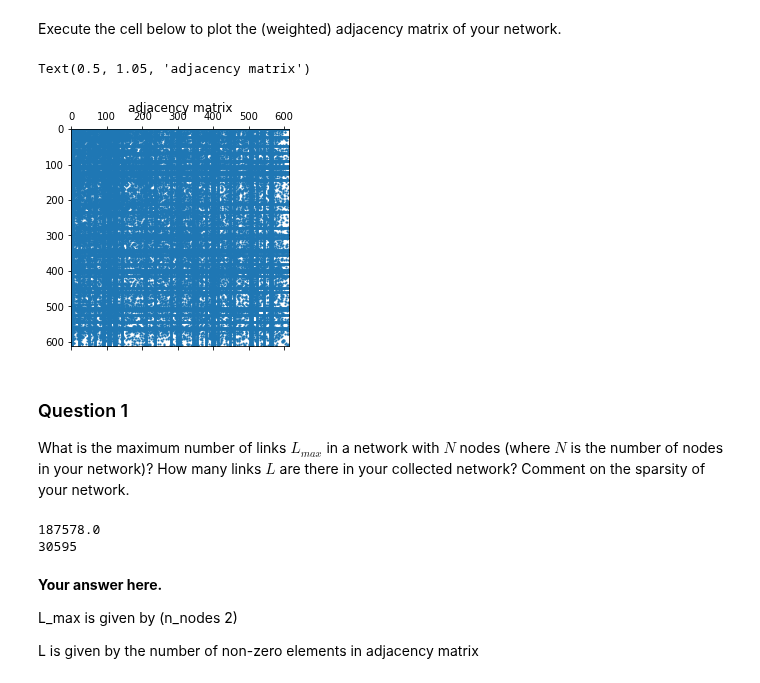
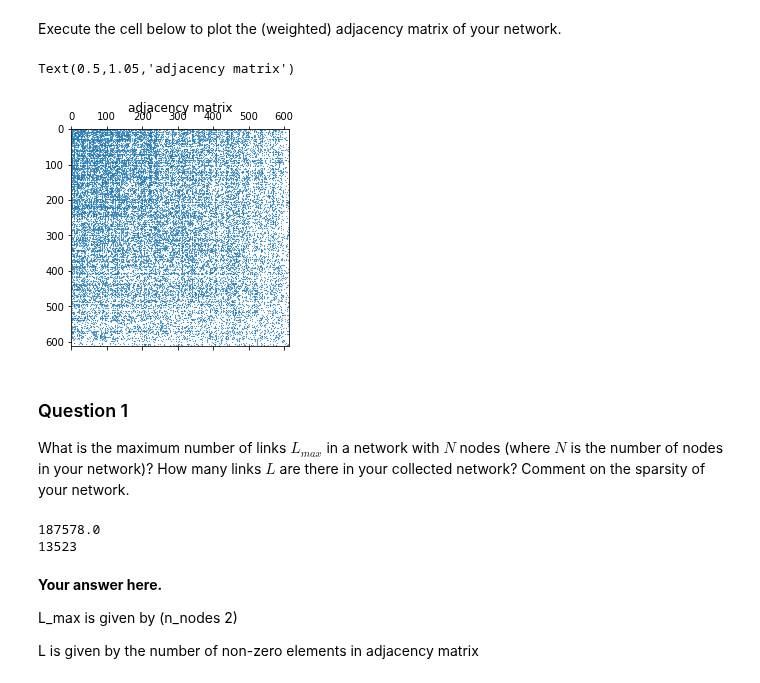
Before and after one commit to vndk36/Project_ntds2018, a Jupyter notebook: 1_TMDb_hugodeus.ipynb, the cells around one changed output. Saved outputs shown, nothing was run; the diff lists cells and outputs as text; code cells hidden in the pictures.

```diff
--- a/1_TMDb_hugodeus.ipynb
+++ b/1_TMDb_hugodeus.ipynb
@@ -60,12 +60,12 @@ joined=joined.drop(columns=['original_language','vote_average','vote_count','sta
 joined=joined.reset_index(drop=True)
 #features = # the pandas dataframe with the features and labels
 # %%
-# joined['actors_id']=""
+joined['actors_id']=""
 
 for i in range(len(joined.title)):
     strs=[]
     for ii in range(len(joined.cast[i])):
-        strs.append(joined.cast[i][ii]['id'])
+        strs.append(joined.cast[i][ii]['id'])#.loc[:,('cast',i,ii)]
     joined.actors_id[i]=np.asarray(strs)
 
 #for idx, row in edges.iterrows():
@@ -97,7 +106,7 @@ adj=np.zeros((n_nodes,n_nodes), dtype=int)
 # %%
 for i in range(len(actors.movie_idx)):
     for ii in range(i+1,(len(actors.movie_idx))):
-            adj[i,ii]=adj[ii][i]=len(np.intersect1d(actors.actors_id[i],actors.actors_id[ii],assume_unique = True))
+            adj[i,ii]=adj[ii,i]=len(np.intersect1d(actors.actors_id[i],actors.actors_id[ii]))
 # %%
 adj[:15, :15]
 # %% [output]
@@ -145,11 +154,11 @@ array([[0.        , 0.02941176, 0.        , 0.        , 0.        ],
 # %% [markdown]
 Execute the cell below to plot the (weighted) adjacency matrix of your network.
 # %%
-plt.spy(adjacency, markersize=1)
+plt.spy(adjacency, markersize=0.2)
 plt.title('adjacency matrix')
 # %% [output]
-Text(0.5, 1.05, 'adjacency matrix')
+Text(0.5,1.05,'adjacency matrix')
-[figure, old version]
+[figure, new version]
 # %% [markdown]
 ### Question 1
 
@@ -169,7 +178,7 @@ for i in range(adjacency.shape[0]):
 print(L)
 # %% [output]
 187578.0
-30595
+13523
 # %% [markdown]
 **Your answer here.**
 
```
Also changed, not shown: parts of 14 cells of this notebook.
